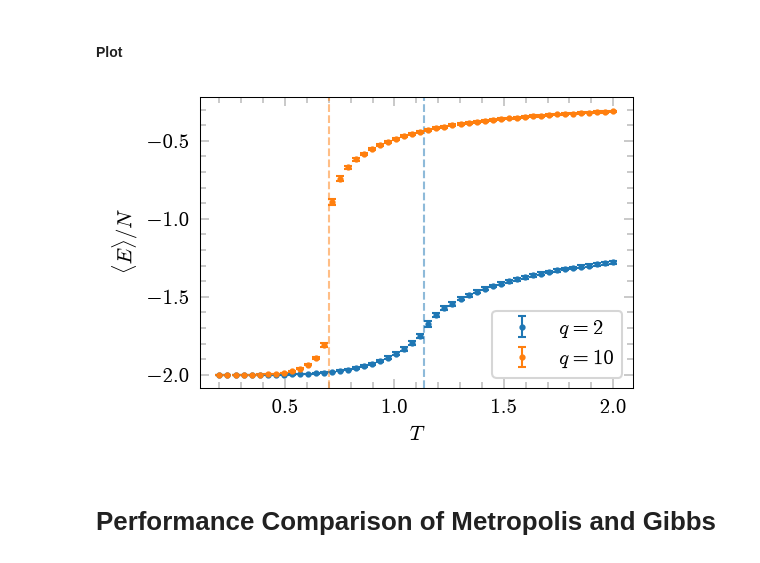
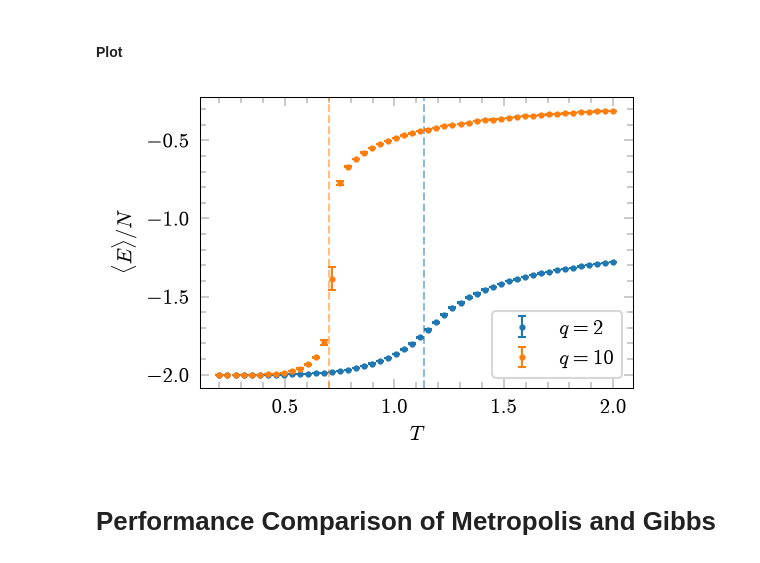
Before and after one commit to AndreaRaaschou/BERN01, a Jupyter notebook: potts_project/hugo/main.ipynb, the cells around one changed output. Saved outputs shown, nothing was run; the diff lists cells and outputs as text; code cells hidden in the pictures.

```diff
--- a/potts_project/hugo/main.ipynb
+++ b/potts_project/hugo/main.ipynb
@@ -85,7 +85,7 @@ plt.show()
 # %% [markdown]
 #### Setup shared parameters
 # %%
-L = 10
+L = 100
 T_min = 0.2
 T_max = 2
 steps = 50
@@ -127,18 +127,18 @@ Elapsed time: 37.83s (q = 10)
 # %%
 fig, ax = plt.subplots(1, 1, figsize=(3.5,2.5), dpi=150)
 for q, (E_means, std_list) in zip(q_list, results):
     ebc = ax.errorbar(T_range, E_means, std_list, fmt='.', markersize=4, capsize=2, label=fr"$q={q}$")
     line = ebc.lines[0]
-    ax.axvline(x=curie_temp(q),c=line.get_color(), ls='--', alpha=0.5)
+    ax.axvline(x=critical_temp(q),c=line.get_color(), ls='--', alpha=0.5)
 
 ax.set_xlabel(r"$T$")
 ax.set_ylabel(r"$\langle E \rangle / N$")
 
 ax.legend()
 plt.savefig(FIG_PATH + f"temperature_sweep_L={L}.pdf", bbox_inches='tight', transparent=True, backend='pgf')
 plt.show()
 # %% [output]
-[figure, old version]
+[figure, new version]
 # %% [markdown]
 # Performance Comparison of Metropolis and Gibbs
 # %% [markdown]
```
Also changed, not shown: parts of 5 cells of this notebook, 1 other file.
